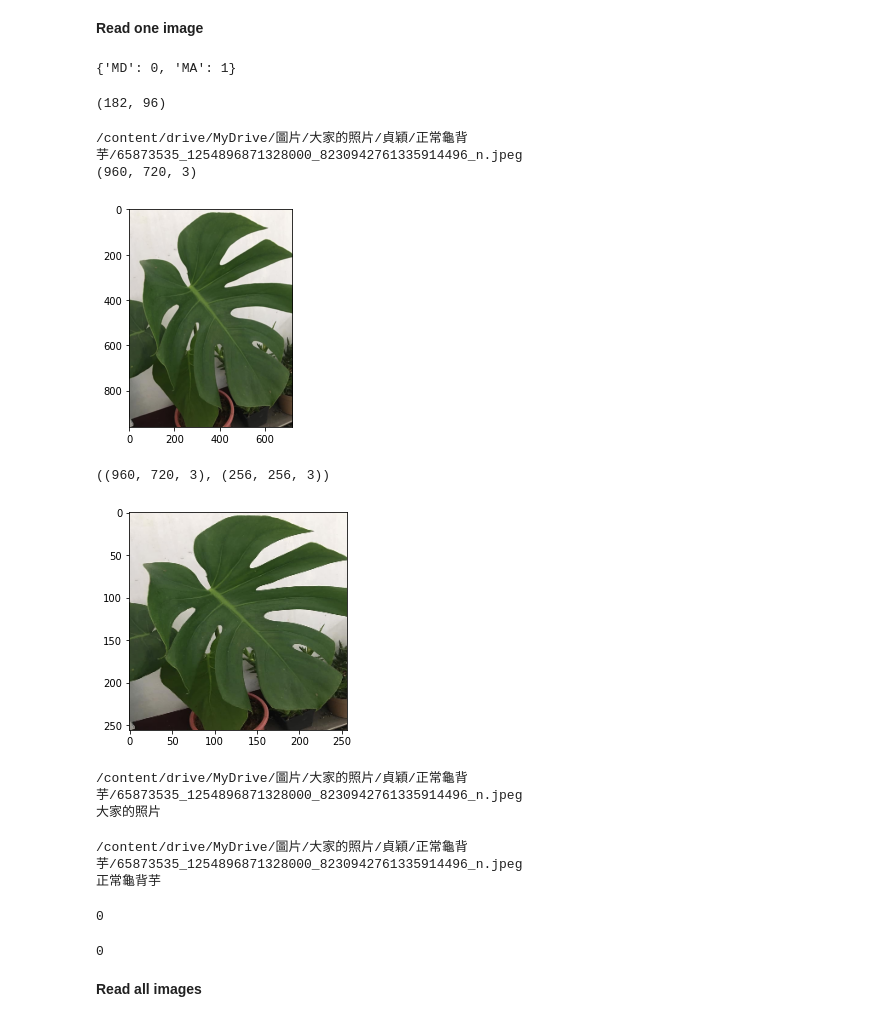
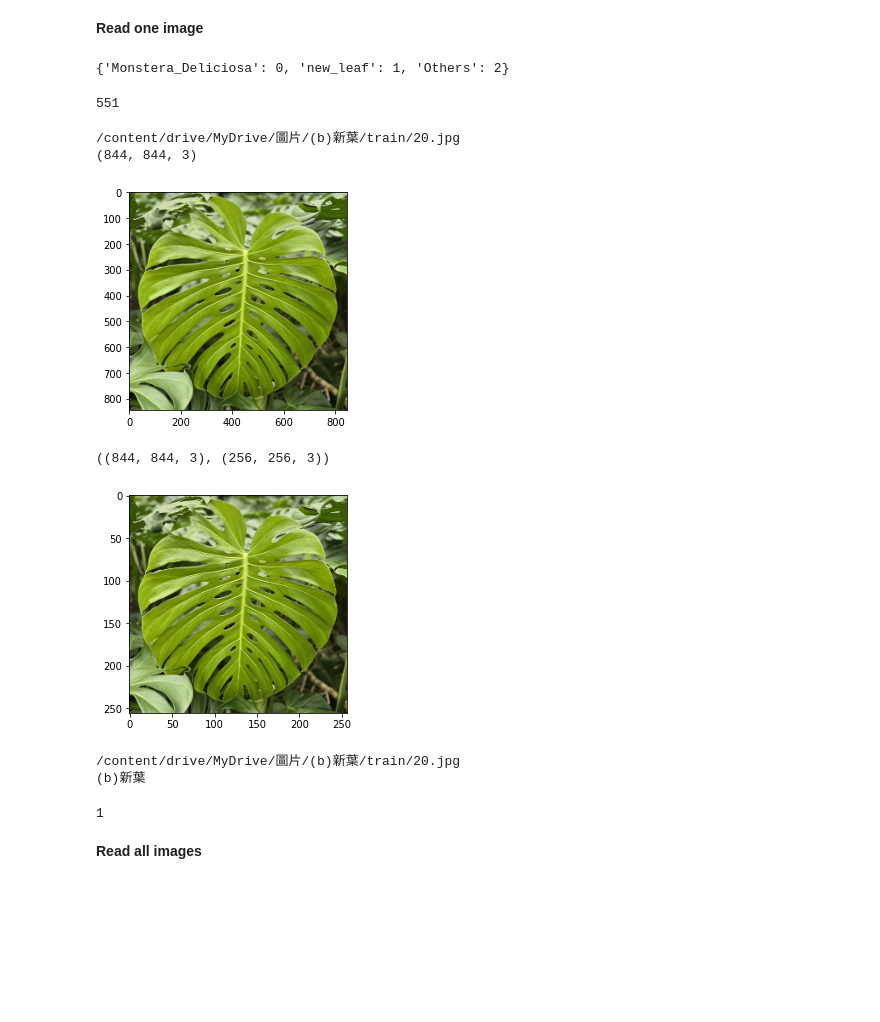
Before and after one commit to s83512266/Tibame_AI_111-2_group2_project, a Jupyter notebook: classification_model.ipynb, the cells around one changed output. Cells and saved outputs as stored; diff of their text form; code cells hidden in the pictures; blank space fills up the shorter version.

```diff
--- a/classification_model.ipynb
+++ b/classification_model.ipynb
@@ -19,8 +19,9 @@ from sklearn.model_selection import train_test_split
 # %%
 IMG_SIZE = 256 # 256 128 64
 
-all_class = ['MD', 'MA']
-class_map = {cls: i for i, cls in enumerate(all_class)} #  'normal':0, 'bacteria': 1, 'virus':2
+all_class = ['Monstera_Deliciosa', 'new_leaf', 'Others']
+class_map = {cls: i for i, cls in enumerate(all_class)}
+#  'Monstera_Deliciosa':0, 'new_leaf': 1, 'Others':2
 class_map
 # %% [output]
-{'MD': 0, 'MA': 1}
+{'Monstera_Deliciosa': 0, 'new_leaf': 1, 'Others': 2}
@@ -36,73 +28,61 @@ img_paths_test = MD_path_test + MA_path_test
+# %%
+MD_path = glob("/content/drive/MyDrive/圖片/(a)龜背芋正常 (含幼葉、成熟葉)/train/*.jpg")
+NL_path = glob('/content/drive/MyDrive/圖片/(b)新葉/train/*.jpg')
+Others_path = glob("/content/drive/MyDrive/圖片/(i)非龜背芋種/train/*.jpg")
+
+img_paths = MD_path + NL_path + Others_path
 # %%
 # number of images
-len(img_paths_train), len(img_paths_test)
+len(img_paths)
 # %% [output]
-(182, 96)
+551
 # %%
 # show image
-path = img_paths_test[0]
+path = img_paths[300]
 img = cv2.imread(path)
 img = cv2.cvtColor(img, cv2.COLOR_BGR2RGB)
 print(path)
 print(img.shape)
 plt.imshow(img)
 plt.show()
 # %% [output]
-/content/drive/MyDrive/圖片/大家的照片/貞穎/正常龜背芋/65873535_1254896871328000_8230942761335914496_n.jpeg
-(960, 720, 3)
+/content/drive/MyDrive/圖片/(b)新葉/train/20.jpg
+(844, 844, 3)
-[figure, old version]
+[figure, new version]
 # %%
 # Resize  img
 img_resized = cv2.resize(img, (IMG_SIZE, IMG_SIZE))
 plt.imshow(img_resized)
 img.shape, img_resized.shape
 # %% [output]
-((960, 720, 3), (256, 256, 3))
+((844, 844, 3), (256, 256, 3))
-[figure, old version]
+[figure, new version]
 # %%
 # Extract img class
 # os.sep: /
 print(path)
-cls = path.split(os.sep)[-4]
+cls = path.split(os.sep)[-3]
 print(cls)
 # %% [output]
-/content/drive/MyDrive/圖片/大家的照片/貞穎/正常龜背芋/65873535_1254896871328000_8230942761335914496_n.jpeg
-大家的照片
+/content/drive/MyDrive/圖片/(b)新葉/train/20.jpg
+(b)新葉
-# %%
-# Extract img class
-# os.sep: /
-print(path)
-cls_test = path.split(os.sep)[-2]
-print(cls_test)
-# %% [output]
-/content/drive/MyDrive/圖片/大家的照片/貞穎/正常龜背芋/65873535_1254896871328000_8230942761335914496_n.jpeg
-正常龜背芋
 # %%
 # Get file class index for train
 
-# for MA class
-if cls == '(i)非龜背芋種':
-    cls_idx = class_map["MA"]
+# for Monstera_Deliciosa class
+if cls == '(a)龜背芋正常 (含幼葉、成熟葉)':
+    cls_idx = class_map["Monstera_Deliciosa"]
     print(cls_idx)
-# for MD class
+# for new_leaf class
+elif cls == '(b)新葉':
+    cls_idx = class_map["new_leaf"]
+    print(cls_idx)
+# for others class
 else:
-    cls_idx = class_map["MD"]
+    cls_idx = class_map["Others"]
     print(cls_idx)
 # %% [output]
-0
+1
-# %%
-# Get file class index for test
-
-# for MA class
-if cls == '窗孔龜背芋':
-    cls_idx = class_map["MA"]
-    print(cls_idx)
-# for MD class
-else:
-    cls_idx = class_map["MD"]
-    print(cls_idx)
-# %% [output]
-0
 # %% [markdown]
 **Read all images**
 # %%
```
Also changed, not shown: parts of 24 cells of this notebook.
